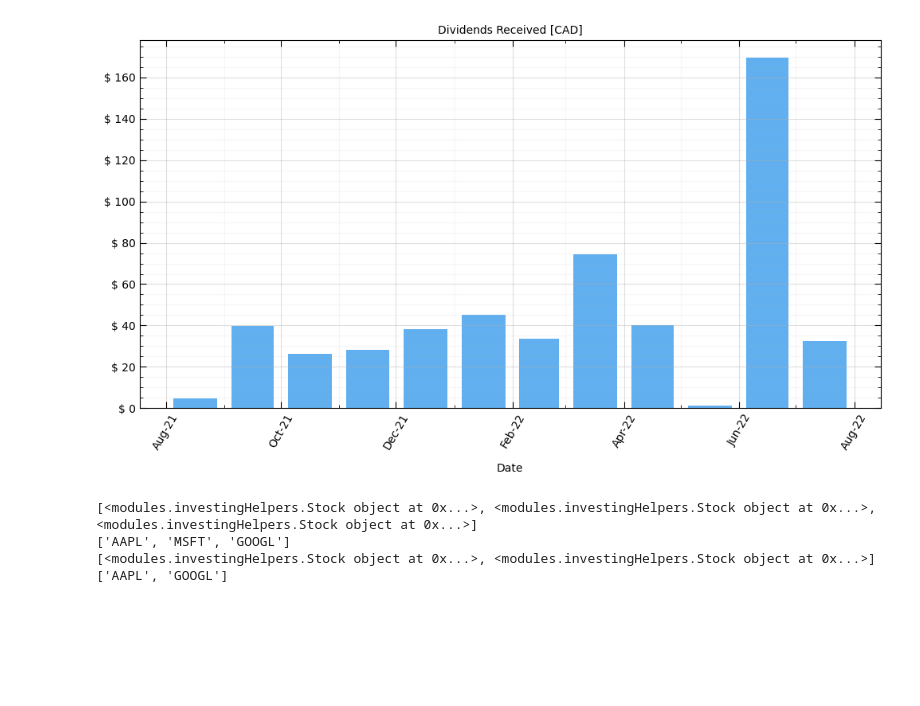
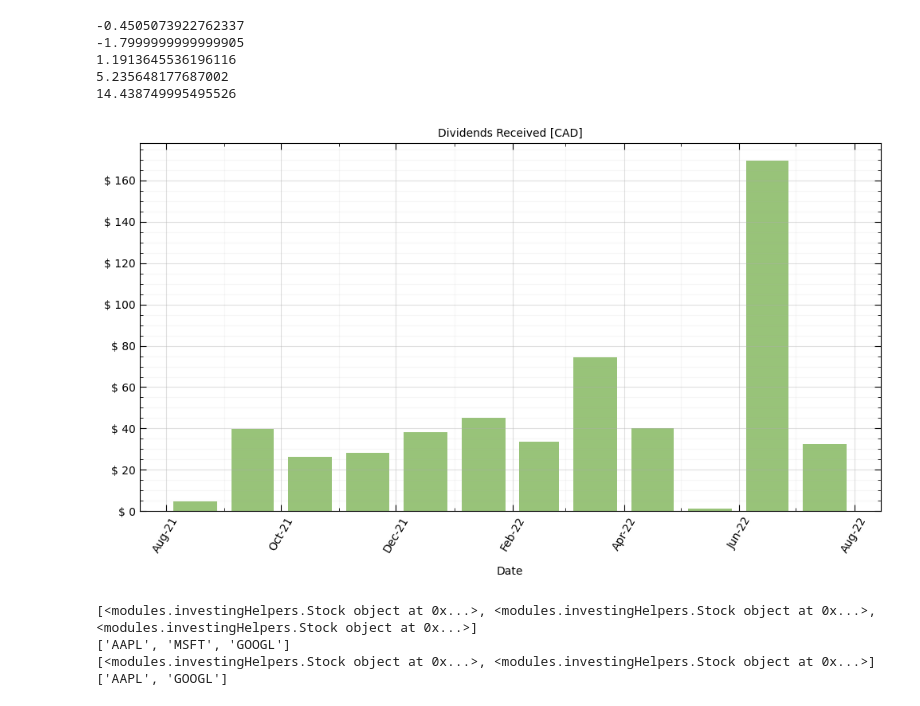
Before and after one commit to JakubStacho/portfolio-tracker, a Jupyter notebook: testNB.ipynb, the cells around one changed output. Drawn from its saved outputs; the diff is of its cells as text; code cells hidden in the pictures; blank space fills up the shorter version.

Commit message:
Updated plot style

```diff
--- a/testNB.ipynb
+++ b/testNB.ipynb
@@ -165,3 +210,15 @@ RuntimeError: In accordance with NEP 32, the function irr was removed from NumPy
+# %%
+print(npf.irr([1000, 2000, -2982]) * 100)
+print(npf.irr([1000, -982]) * 100)
+print(npf.irr([100_000, 0, 10_000, 0, 0, 0, 0, 0, 0, 0, 0, -125_039]) * 100)
+print(npf.irr([15_000, 10_000, 9_000, 4_000, -44_227.70]) * 100)
+print(npf.irr([100, 118, -266]) * 100)
+# %% [output]
+-0.4505073922762337
+-1.7999999999999905
+1.1913645536196116
+5.235648177687002
+14.438749995495526
 # %%
 dividend_month_bins = pd.to_datetime(pd.date_range(start_date,end_date,
                                 freq='MS').tolist())
@@ -169,36 +226,36 @@ dividend_month_bins = pd.to_datetime(pd.date_range(start_date,end_date,
 fig, ax = plt.subplots(figsize=(12, 6))
 
 ax.hist(myPortfolio.dates, bins=dividend_month_bins, weights=myPortfolio.dividend_history,
-        color=plot_colours['blue'], rwidth=0.75)
+        color=plot_colours['green'], rwidth=0.75)
 
 # Format plot
 plt.title('Dividends Received [CAD]', fontsize=10)
 plt.xlabel('Date',fontsize=10, labelpad=10)
 
 ax.xaxis.set_major_locator(mdates.MonthLocator(interval=2))
 ax.xaxis.set_minor_locator(mdates.MonthLocator(interval=1))
 ax.xaxis.set_major_formatter(mdates.DateFormatter('%b-%y'))
 plt.xticks(rotation = 60)
 
 ax.yaxis.set_major_formatter('$ {x:1,.0f}')
 ax.yaxis.set_minor_locator(AutoMinorLocator(4))
 
 ax.tick_params(bottom=True, top=True, left=True, right=True)
 ax.tick_params(axis='both', which='both', top=True, bottom=True,
                left=True, right=True, labelsize=10, length=6, direction='in')
 ax.tick_params(axis='both', which='minor', top=True, bottom=True,
                left=True, right=True, length=3, direction='in')
 
 plt.grid(which='major', alpha=0.4)
 plt.grid(which='minor', alpha=0.1)
 plt.tick_params(axis='both',labelsize=10)
 
 #legend = plt.legend(fontsize=10, loc='upper left', frameon=True, framealpha=1)
 #legend.get_frame().set_color('white')
 
 plt.show()
 # %% [output]
-[figure, old version]
+[figure, new version]
 # %%
 myList = []
 
```
Also changed, not shown: parts of 5 cells of this notebook.
